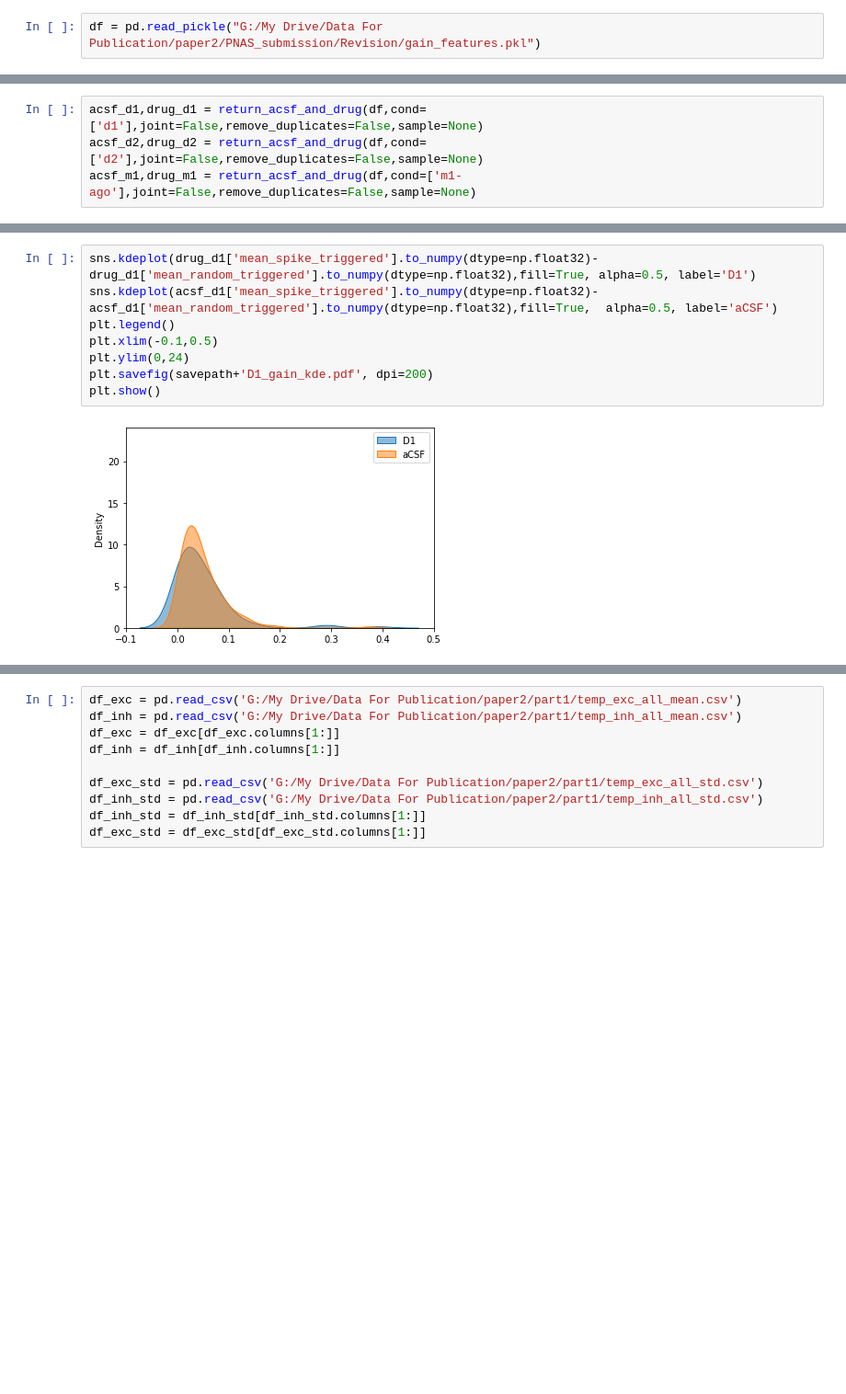
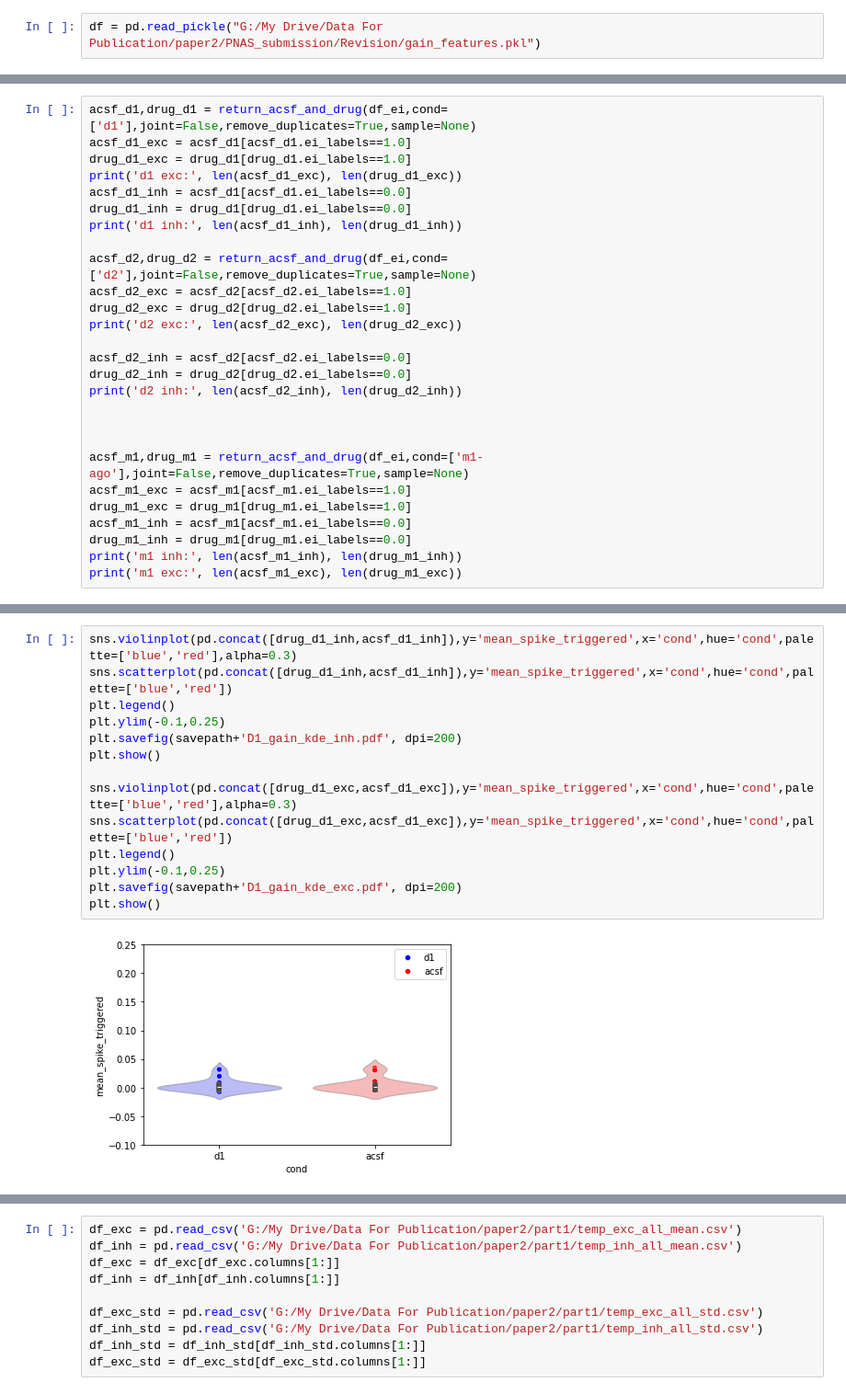
Before and after one commit to Nishant-codex/single_cell_analysis, a Jupyter notebook: notebooks_drug/PNAS_revision.ipynb, the cells around one changed output, grey strips where cells are left out. Shown at 92% size. Saved outputs shown, nothing was run; the diff lists cells and outputs as text; blank space fills up the shorter version.

Commit message:
updated revised figures

```diff
--- a/notebooks_drug/PNAS_revision.ipynb
+++ b/notebooks_drug/PNAS_revision.ipynb
@@ -588,4 +618,27 @@ plt.show()
 # %%
-acsf_d1,drug_d1 = return_acsf_and_drug(df,cond=['d1'],joint=False,remove_duplicates=False,sample=None)
-acsf_d2,drug_d2 = return_acsf_and_drug(df,cond=['d2'],joint=False,remove_duplicates=False,sample=None)
-acsf_m1,drug_m1 = return_acsf_and_drug(df,cond=['m1-ago'],joint=False,remove_duplicates=False,sample=None)
+acsf_d1,drug_d1 = return_acsf_and_drug(df_ei,cond=['d1'],joint=False,remove_duplicates=True,sample=None)
+acsf_d1_exc = acsf_d1[acsf_d1.ei_labels==1.0]
+drug_d1_exc = drug_d1[drug_d1.ei_labels==1.0]
+print('d1 exc:', len(acsf_d1_exc), len(drug_d1_exc))
+acsf_d1_inh = acsf_d1[acsf_d1.ei_labels==0.0]
+drug_d1_inh = drug_d1[drug_d1.ei_labels==0.0]
+print('d1 inh:', len(acsf_d1_inh), len(drug_d1_inh))
+
+acsf_d2,drug_d2 = return_acsf_and_drug(df_ei,cond=['d2'],joint=False,remove_duplicates=True,sample=None)
+acsf_d2_exc = acsf_d2[acsf_d2.ei_labels==1.0]
+drug_d2_exc = drug_d2[drug_d2.ei_labels==1.0]
+print('d2 exc:', len(acsf_d2_exc), len(drug_d2_exc))
+
+acsf_d2_inh = acsf_d2[acsf_d2.ei_labels==0.0]
+drug_d2_inh = drug_d2[drug_d2.ei_labels==0.0]
+print('d2 inh:', len(acsf_d2_inh), len(drug_d2_inh))
+
+
+
+acsf_m1,drug_m1 = return_acsf_and_drug(df_ei,cond=['m1-ago'],joint=False,remove_duplicates=True,sample=None)
+acsf_m1_exc = acsf_m1[acsf_m1.ei_labels==1.0]
+drug_m1_exc = drug_m1[drug_m1.ei_labels==1.0]
+acsf_m1_inh = acsf_m1[acsf_m1.ei_labels==0.0]
+drug_m1_inh = drug_m1[drug_m1.ei_labels==0.0]
+print('m1 inh:', len(acsf_m1_inh), len(drug_m1_inh))
+print('m1 exc:', len(acsf_m1_exc), len(drug_m1_exc))
@@ -592,10 +715,16 @@ acsf_m1,drug_m1 = return_acsf_and_drug(df,cond=['m1-ago'],joint=False,remove_dup
 # %%
-sns.kdeplot(drug_d1['mean_spike_triggered'].to_numpy(dtype=np.float32)-drug_d1['mean_random_triggered'].to_numpy(dtype=np.float32),fill=True, alpha=0.5, label='D1')
-sns.kdeplot(acsf_d1['mean_spike_triggered'].to_numpy(dtype=np.float32)-acsf_d1['mean_random_triggered'].to_numpy(dtype=np.float32),fill=True,  alpha=0.5, label='aCSF')
+sns.violinplot(pd.concat([drug_d1_inh,acsf_d1_inh]),y='mean_spike_triggered',x='cond',hue='cond',palette=['blue','red'],alpha=0.3)
+sns.scatterplot(pd.concat([drug_d1_inh,acsf_d1_inh]),y='mean_spike_triggered',x='cond',hue='cond',palette=['blue','red'])
 plt.legend()
-plt.xlim(-0.1,0.5)
-plt.ylim(0,24)
-plt.savefig(savepath+'D1_gain_kde.pdf', dpi=200)
+plt.ylim(-0.1,0.25)
+plt.savefig(savepath+'D1_gain_kde_inh.pdf', dpi=200)
 plt.show()
+
+sns.violinplot(pd.concat([drug_d1_exc,acsf_d1_exc]),y='mean_spike_triggered',x='cond',hue='cond',palette=['blue','red'],alpha=0.3)
+sns.scatterplot(pd.concat([drug_d1_exc,acsf_d1_exc]),y='mean_spike_triggered',x='cond',hue='cond',palette=['blue','red'])
+plt.legend()
+plt.ylim(-0.1,0.25)
+plt.savefig(savepath+'D1_gain_kde_exc.pdf', dpi=200)
+plt.show()
 # %% [output]
-[figure, old version]
+[figure, new version]
```
Also changed, not shown: parts of 26 cells of this notebook, 1 other file.
